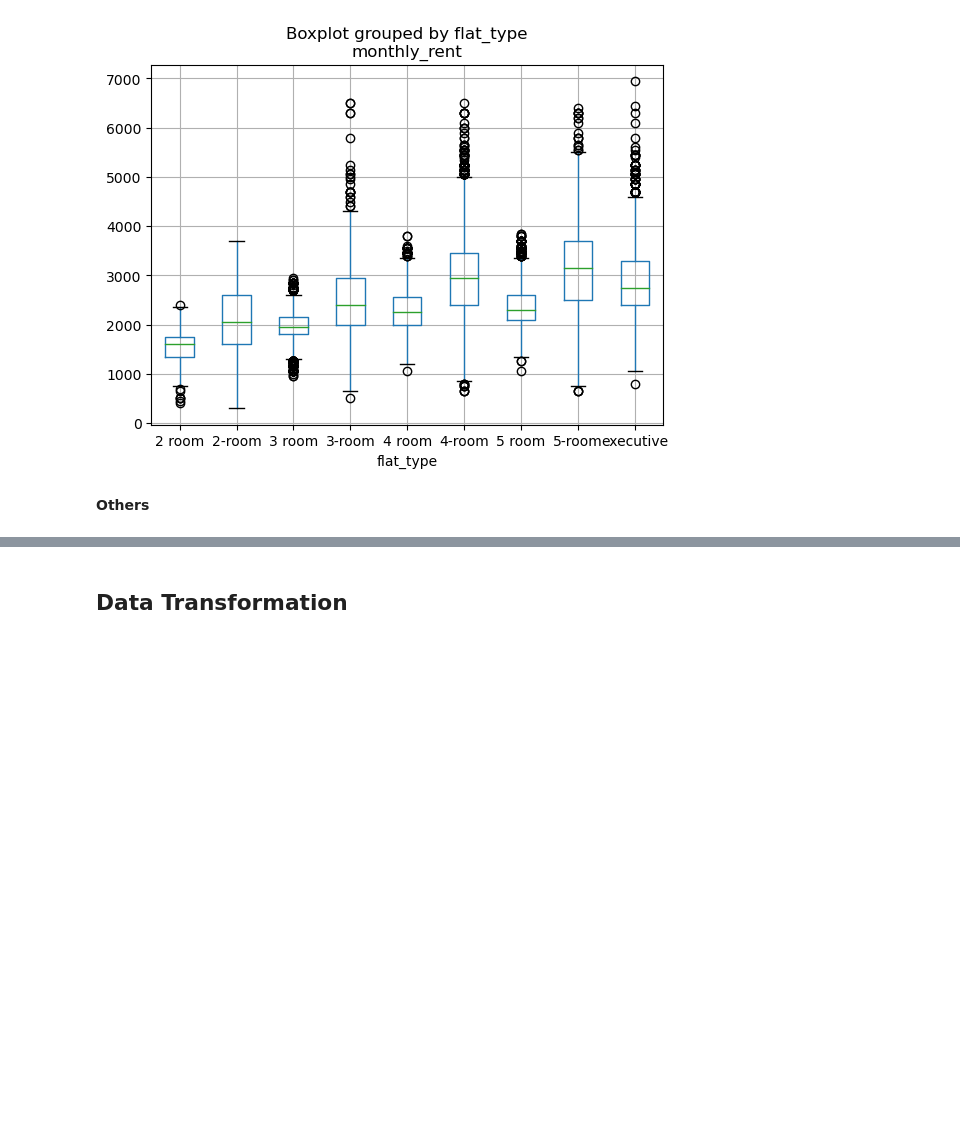
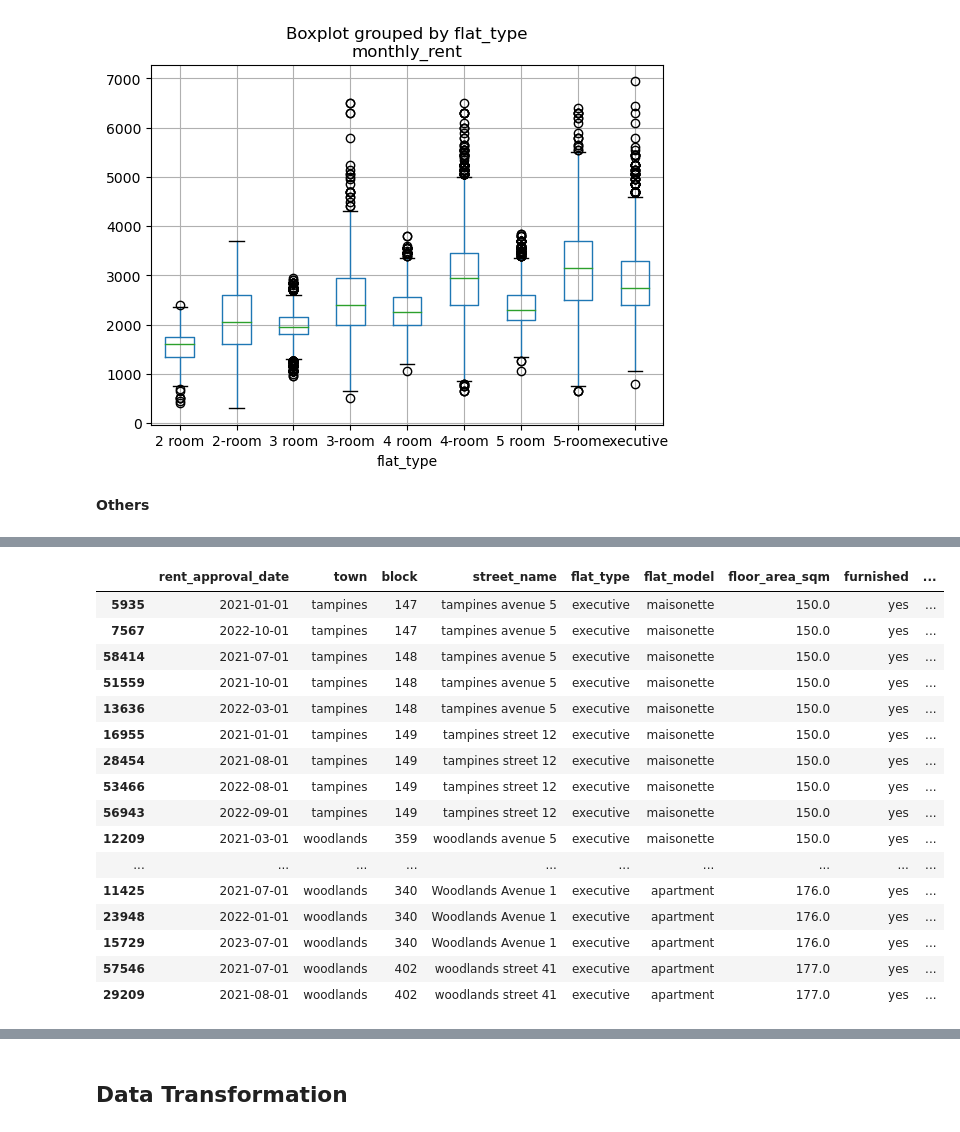
Before and after one commit to SpaceshipIsWorking/CS5228_team32, a Jupyter notebook: EDA, Linear Regressor and KNN Regressor.ipynb, the cells around one changed output, grey strips where cells are left out. Saved outputs shown, nothing was run; the diff lists cells and outputs as text; code cells hidden in the pictures; blank space fills up the shorter version.

```diff
--- a/EDA, Linear Regressor and KNN Regressor.ipynb
+++ b/EDA, Linear Regressor and KNN Regressor.ipynb
@@ -114,0 +134,22 @@ train.boxplot(by = 'flat_type', column = 'monthly_rent')
+# %%
+plot_df.drop_duplicates(inplace=True)
+features = [i for i in plot_df.columns if not i in ['monthly_rent', 'rent_approval_date', 'lease_commence_date']]
+plot_df[plot_df.duplicated(subset=features, keep=False)].sort_values(by=[ 'floor_area_sqm', 'street_name', 'block','rent_approval_date']).tail(40)
+# %% [output]
+|  | rent_approval_date | town | block | street_name | flat_type | flat_model | floor_area_sqm | furnished | ... |
+| 5935 | 2021-01-01 | tampines | 147 | tampines avenue 5 | executive | maisonette | 150.0 | yes | ... |
+| 7567 | 2022-10-01 | tampines | 147 | tampines avenue 5 | executive | maisonette | 150.0 | yes | ... |
+| 58414 | 2021-07-01 | tampines | 148 | tampines avenue 5 | executive | maisonette | 150.0 | yes | ... |
+| 51559 | 2021-10-01 | tampines | 148 | tampines avenue 5 | executive | maisonette | 150.0 | yes | ... |
+| 13636 | 2022-03-01 | tampines | 148 | tampines avenue 5 | executive | maisonette | 150.0 | yes | ... |
+| 16955 | 2021-01-01 | tampines | 149 | tampines street 12 | executive | maisonette | 150.0 | yes | ... |
+| 28454 | 2021-08-01 | tampines | 149 | tampines street 12 | executive | maisonette | 150.0 | yes | ... |
+| 53466 | 2022-08-01 | tampines | 149 | tampines street 12 | executive | maisonette | 150.0 | yes | ... |
+| 56943 | 2022-09-01 | tampines | 149 | tampines street 12 | executive | maisonette | 150.0 | yes | ... |
+| 12209 | 2021-03-01 | woodlands | 359 | woodlands avenue 5 | executive | maisonette | 150.0 | yes | ... |
+| ... | ... | ... | ... | ... | ... | ... | ... | ... | ... |
+| 11425 | 2021-07-01 | woodlands | 340 | Woodlands Avenue 1 | executive | apartment | 176.0 | yes | ... |
+| 23948 | 2022-01-01 | woodlands | 340 | Woodlands Avenue 1 | executive | apartment | 176.0 | yes | ... |
+| 15729 | 2023-07-01 | woodlands | 340 | Woodlands Avenue 1 | executive | apartment | 176.0 | yes | ... |
+| 57546 | 2021-07-01 | woodlands | 402 | woodlands street 41 | executive | apartment | 177.0 | yes | ... |
+| 29209 | 2021-08-01 | woodlands | 402 | woodlands street 41 | executive | apartment | 177.0 | yes | ... |
```
Also changed, not shown: parts of 10 cells of this notebook.
